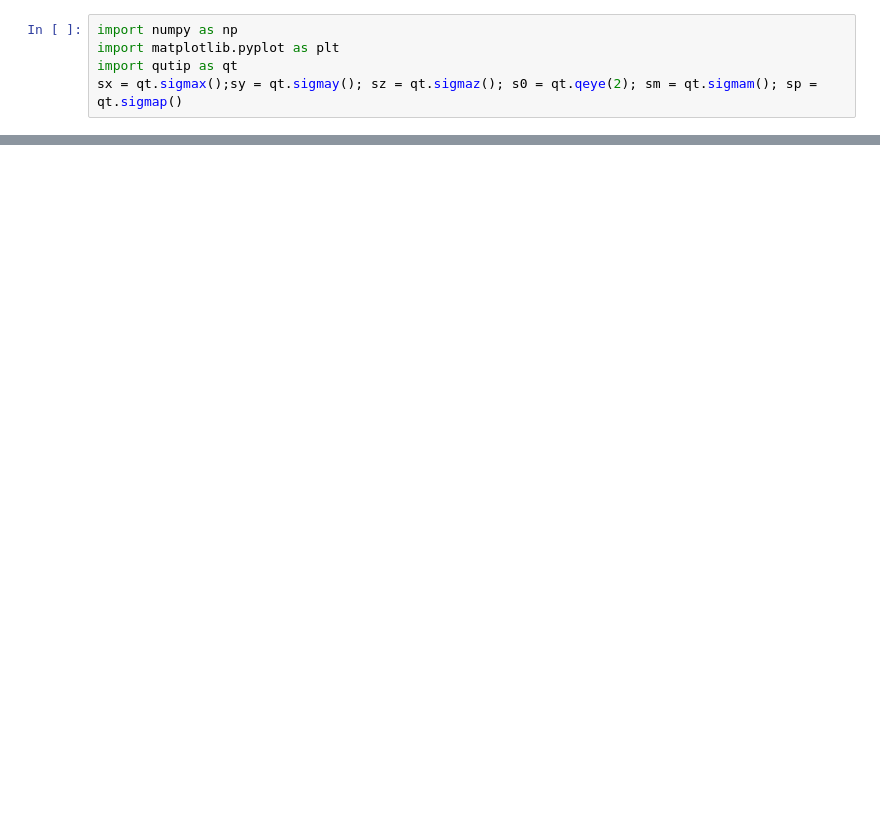
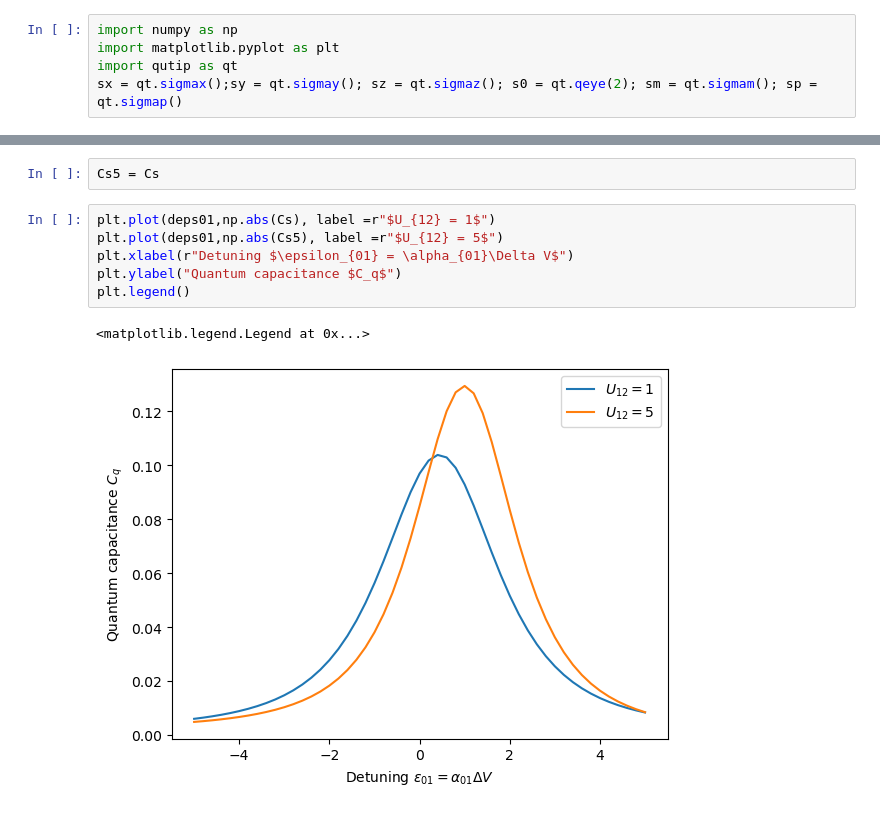
Before and after one commit to quantumJAK/Bayesian-measurment, a Jupyter notebook: 4dot_capacitance.ipynb, the cells around one changed output, grey strips where cells are left out. Saved outputs shown, nothing was run; the diff lists cells and outputs as text; blank space fills up the shorter version.

```diff
--- a/4dot_capacitance.ipynb
+++ b/4dot_capacitance.ipynb
@@ -51,0 +67,11 @@ print(C)
+# %%
+Cs5 = Cs
+# %%
+plt.plot(deps01,np.abs(Cs), label =r"$U_{12} = 1$")
+plt.plot(deps01,np.abs(Cs5), label =r"$U_{12} = 5$")
+plt.xlabel(r"Detuning $\epsilon_{01} = \alpha_{01}\Delta V$")
+plt.ylabel("Quantum capacitance $C_q$")
+plt.legend()
+# %% [output]
+<matplotlib.legend.Legend at 0x...>
+[figure, added]
```
Also changed, not shown: parts of 1 cell of this notebook.
